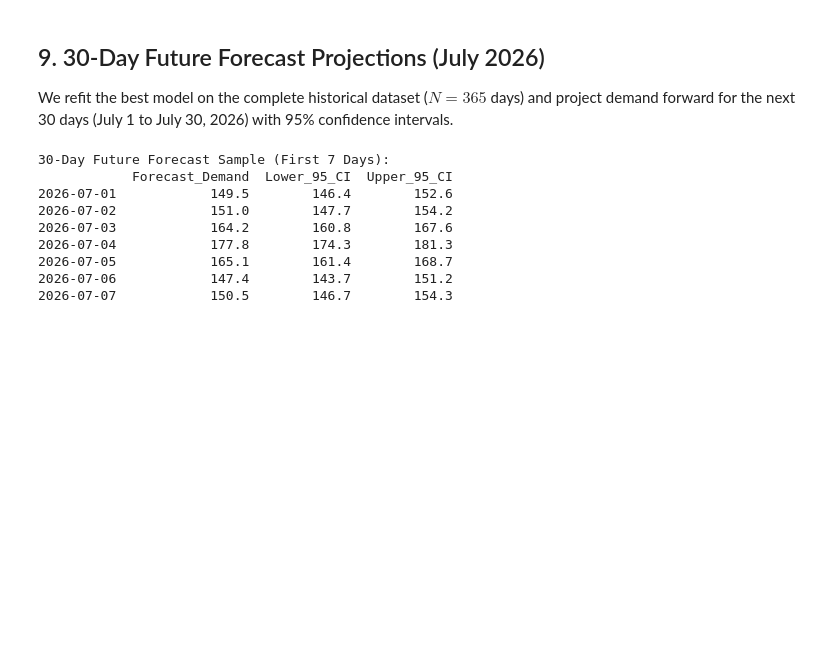
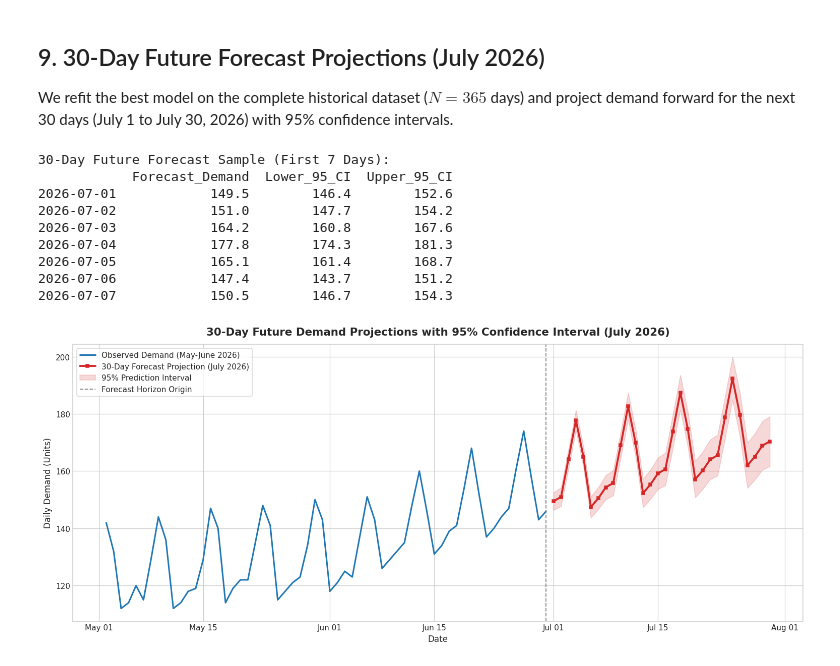
Before and after one commit to amitsinghbhadouriya/Data-science-with-python-and-R-intern-tasks, a Jupyter notebook: time_series_forecasting_task/Time_Series_Forecasting_ARIMA_Prophet.ipynb, the cells around one changed output. Drawn from its saved outputs; the diff is of its cells as text; code cells hidden in the pictures; blank space fills up the shorter version.

Commit message:
feat(forecasting): visualize 30-day future demand forecast with 95% confidence intervals

```diff
--- a/time_series_forecasting_task/Time_Series_Forecasting_ARIMA_Prophet.ipynb
+++ b/time_series_forecasting_task/Time_Series_Forecasting_ARIMA_Prophet.ipynb
@@ -495,3 +495,23 @@ print(forecast_df.head(7))
 2026-07-05            165.1        161.4        168.7
 2026-07-06            147.4        143.7        151.2
 2026-07-07            150.5        146.7        154.3
+# %%
+fig, ax = plt.subplots(figsize=(14, 6))
+# Plot recent 60 days of history for context
+recent_df = df.iloc[-60:]
+ax.plot(recent_df.index, recent_df['demand'], label='Observed Demand (May-June 2026)', color='#1f77b4', lw=2)
+
+# Plot future projection
+ax.plot(future_dates, future_mean, label='30-Day Forecast Projection (July 2026)', color='#d62728', lw=2.5, marker='s', markersize=3.5)
+ax.fill_between(future_dates, future_ci.iloc[:, 0], future_ci.iloc[:, 1], color='#d62728', alpha=0.18, label='95% Prediction Interval')
+
+ax.axvline(x=df.index.max(), color='gray', linestyle='--', lw=1.2, label='Forecast Horizon Origin')
+ax.set_title('30-Day Future Demand Projections with 95% Confidence Interval (July 2026)', fontsize=14, fontweight='bold', pad=12)
+ax.set_xlabel('Date', fontsize=11)
+ax.set_ylabel('Daily Demand (Units)', fontsize=11)
+ax.xaxis.set_major_formatter(mdates.DateFormatter('%b %d'))
+ax.legend(loc='upper left', frameon=True)
+plt.tight_layout()
+plt.show()
+# %% [output]
+[figure, added]
```
